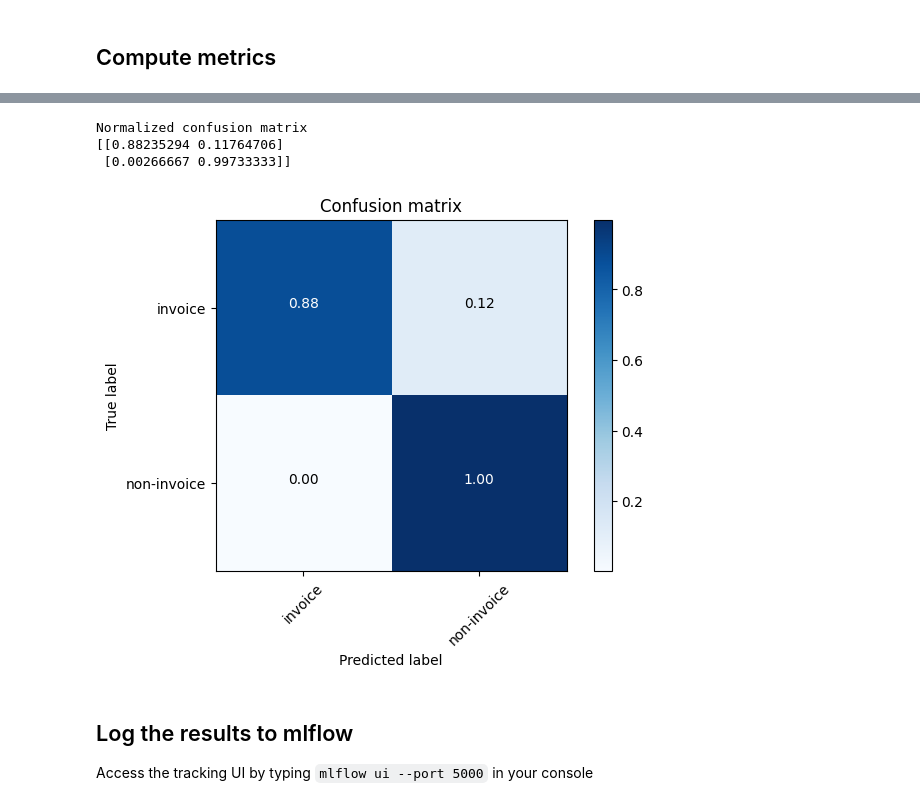
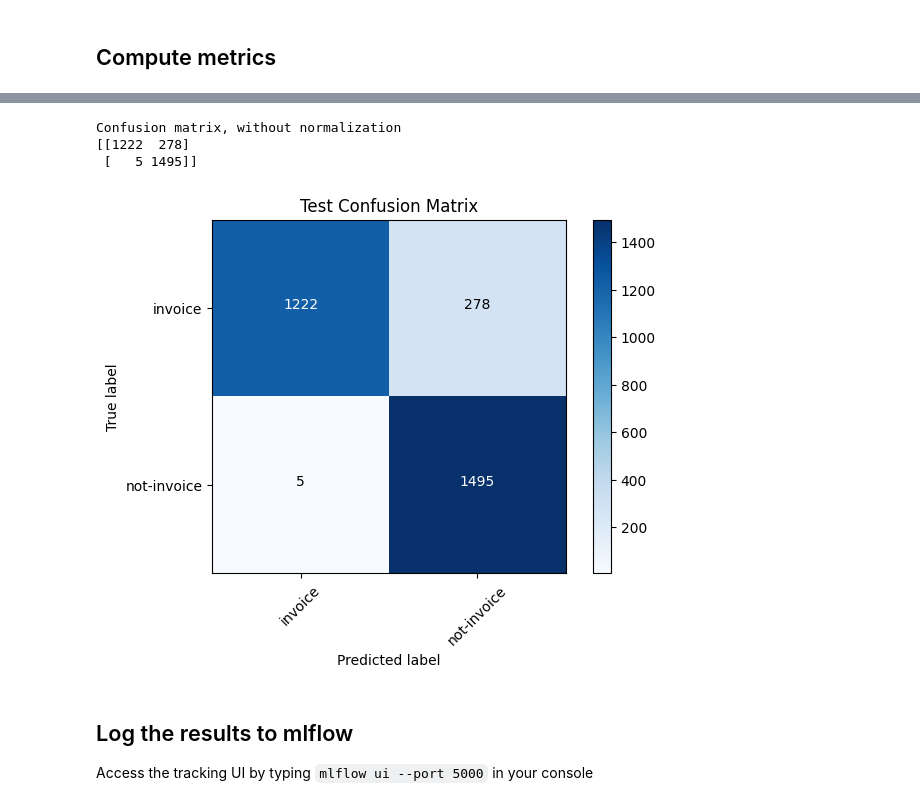
Before and after one commit to wiF0n/InvoiceXpert, a Jupyter notebook: notebooks/test_oob_models.ipynb, the cells around one changed output, grey strips where cells are left out. Drawn from its saved outputs; the diff is of its cells as text; code cells hidden in the pictures.

```diff
--- a/notebooks/test_oob_models.ipynb
+++ b/notebooks/test_oob_models.ipynb
@@ -109,2 +112,6 @@ results_int = [0 if result == "invoice" else 1 for result in results]
+# %%
+# extract the labels
+test_results = [result[0]["label"] for result in test_results_raw]
+test_results_int = [0 if result == "invoice" else 1 for result in test_results]
 # %% [markdown]
 ## Compute metrics
@@ -133,11 +147,10 @@ Confusion matrix, without normalization
-# %%
-# Visualize normalized matrix
-cfm_norm_plot = plot_confusion_matrix(cfm, ["invoice", "non-invoice"], normalize=True)  # Visualize normalized matrix
-# %% [output]
-Normalized confusion matrix
-[[0.88235294 0.11764706]
- [0.00266667 0.99733333]]
-[figure, removed]
+# %%
+test_cfm_plot = plot_confusion_matrix(test_cfm, config.data.invoiceXpert.label_names, normalize=False, title="Test Confusion Matrix")
+# %% [output]
+Confusion matrix, without normalization
+[[1222  278]
+ [   5 1495]]
+[figure, added]
 # %% [markdown]
 ## Log the results to mlflow
 Access the tracking UI by typing `mlflow ui --port 5000` in your console
```
Also changed, not shown: parts of 15 cells of this notebook, 42 other files.
